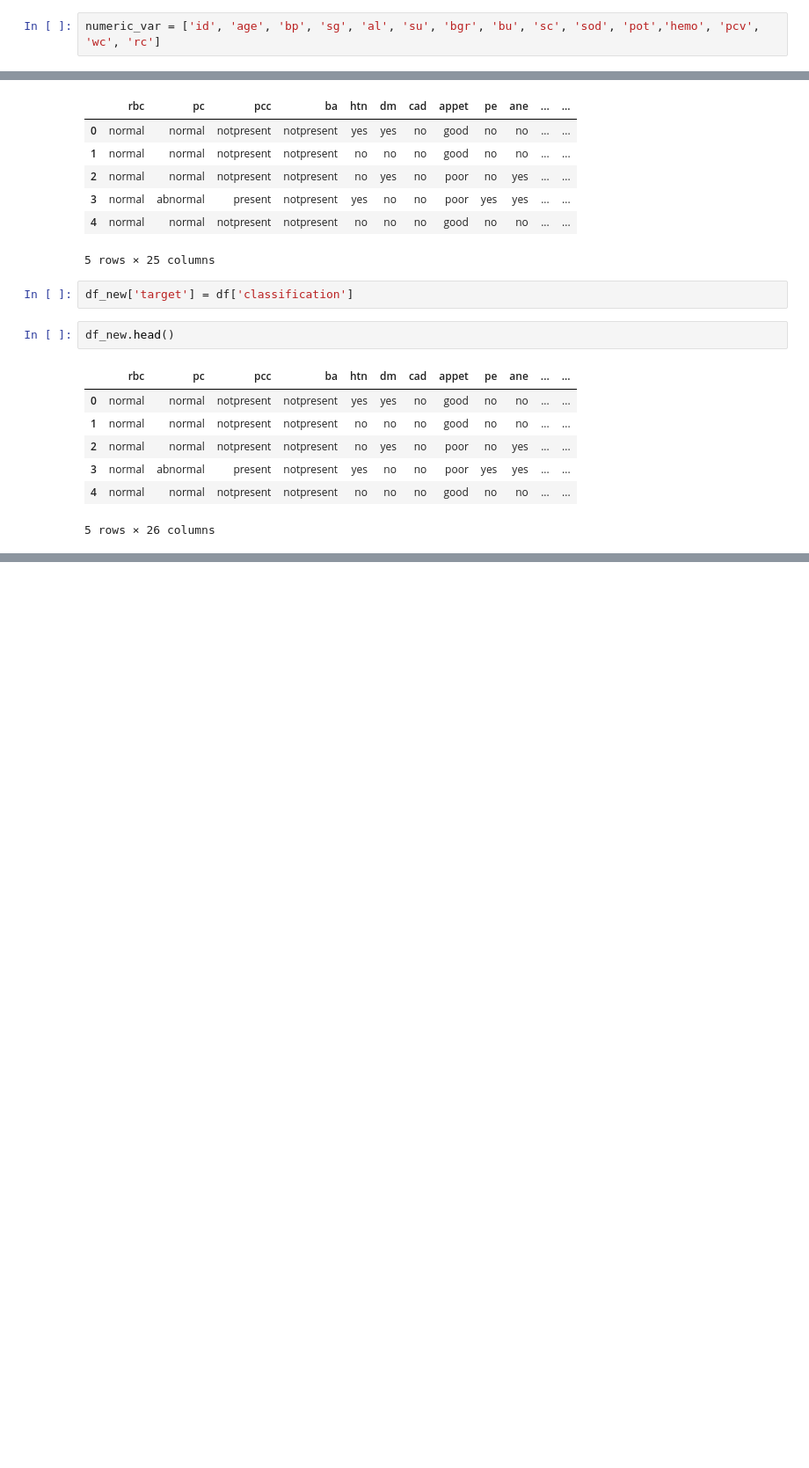
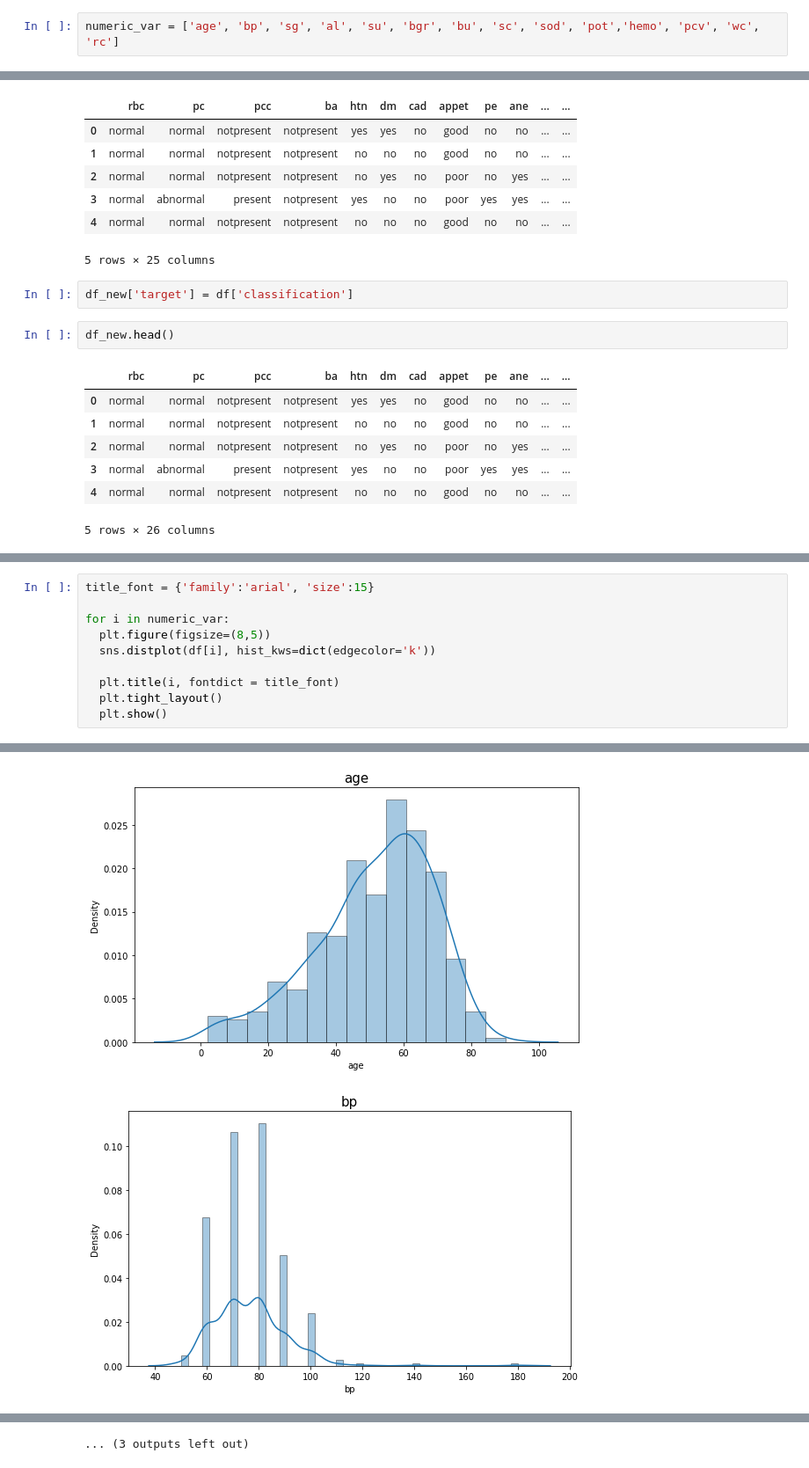
Before and after one commit to TaeMD/ML-projects, a Jupyter notebook: Predicting_CKD.ipynb, the cells around one changed output, grey strips where cells are left out. Shown at 88% size. Drawn from its saved outputs; the diff is of its cells as text; blank space fills up the shorter version.

```diff
--- a/Predicting_CKD.ipynb
+++ b/Predicting_CKD.ipynb
@@ -519,7 +522,7 @@ pd.concat([uni_df, na_df], axis=1)
 from sklearn.impute import SimpleImputer
 imputer = SimpleImputer()
 # %%
-numeric_var = ['id', 'age', 'bp', 'sg', 'al', 'su', 'bgr', 'bu', 'sc', 'sod', 'pot','hemo', 'pcv', 'wc', 'rc']
+numeric_var = ['age', 'bp', 'sg', 'al', 'su', 'bgr', 'bu', 'sc', 'sod', 'pot','hemo', 'pcv', 'wc', 'rc']
 # %%
 categoric_var = ['rbc', 'pc', 'pcc', 'ba', 'htn', 'dm', 'cad', 'appet', 'pe', 'ane']
 # %%
@@ -631,0 +660,11 @@ df_new.head()
+# %%
+title_font = {'family':'arial', 'size':15}
+
+for i in numeric_var:
+  plt.figure(figsize=(8,5))
+  sns.distplot(df[i], hist_kws=dict(edgecolor='k'))
+
+  plt.title(i, fontdict = title_font)
+  plt.tight_layout()
+  plt.show()
+# %% [output]
@@ -631,0 +672,2 @@ df_new.head()
+[figure, added]
+[figure, added]
@@ -631,0 +683 @@ df_new.head()
+... (3 outputs left out)
```
Also changed, not shown: parts of 5 cells of this notebook.
